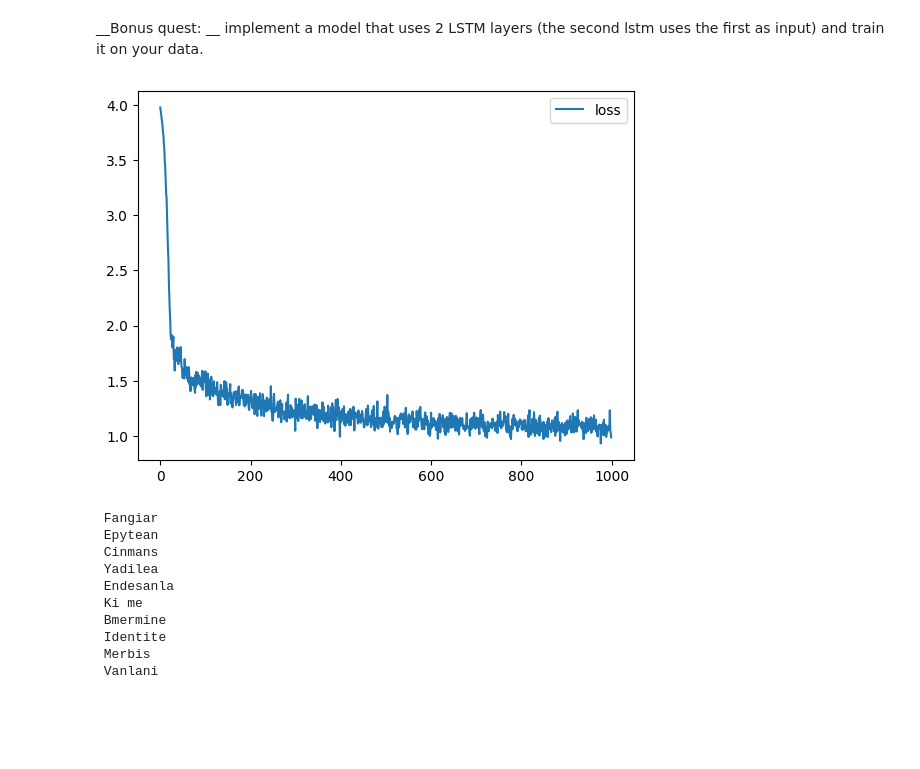
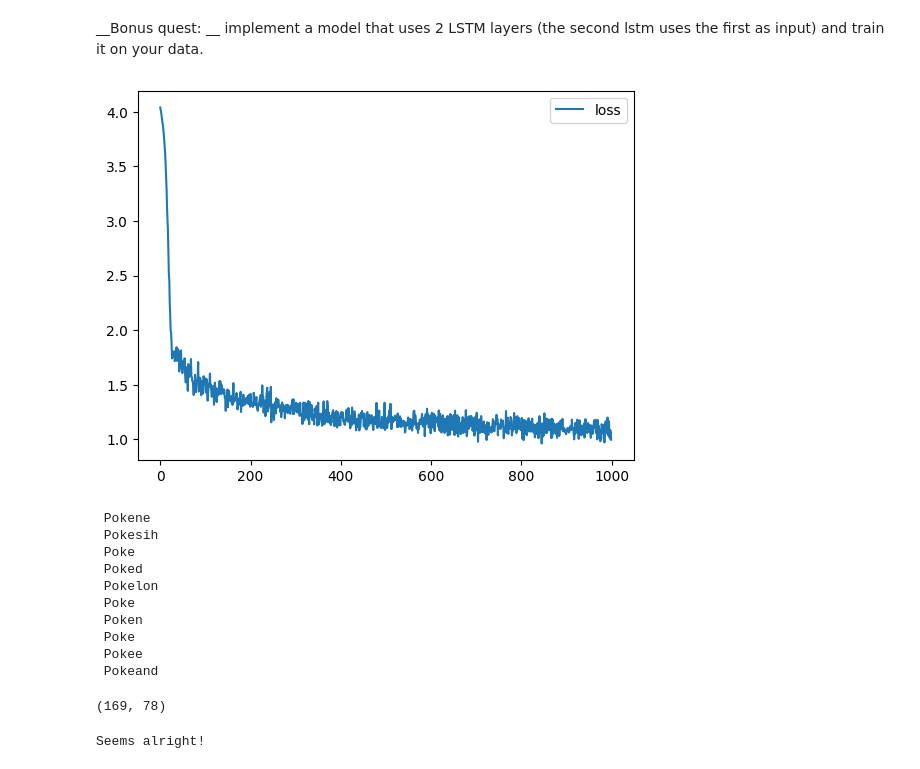
Before and after one commit to Hamada-Gado/Practical_RL, a Jupyter notebook: week07_[recap]_rnn/seminar_pytorch.ipynb, the cells around one changed output. Saved outputs shown, nothing was run; the diff lists cells and outputs as text; code cells hidden in the pictures; blank space fills up the shorter version.

Commit message:
Feat: update week07_[recap]_rnn
try mtg_card_names.txt dataset

```diff
--- a/week07_[recap]_rnn/seminar_pytorch.ipynb
+++ b/week07_[recap]_rnn/seminar_pytorch.ipynb
@@ -460,7 +460,7 @@ class CharLSTMLoop(nn.Module):
         next_logp = F.log_softmax(next_logits, dim=-1)
         return next_logp
 
-    def generate_sample(self, seed_phrase=' ', max_length=MAX_LENGTH, temperature=1.0):
+    def generate_sample(self, tokens, token_to_id, seed_phrase=' ', max_length=MAX_LENGTH, temperature=1.0):
         x_sequence = [token_to_id[token] for token in seed_phrase]
         x_sequence = torch.tensor([x_sequence], dtype=torch.int64)
         logp_seq = self(x_sequence)
@@ -491,45 +491,67 @@ loss.backward()
 # %%
 model = CharLSTMLoop()
 opt = torch.optim.Adam(model.parameters())
+
 history = []
-
 for i in range(1000):
-    batch_ix = to_matrix(sample(lines, 32), max_len=MAX_LENGTH)
+    batch_ix = to_matrix(
+        sample(lines, 32), pad=token_to_id[" "], max_len=MAX_LENGTH
+    )
     batch_ix = torch.tensor(batch_ix, dtype=torch.int64)
-
     logp_seq = model(batch_ix)
-
     loss = F.nll_loss(
         logp_seq[:, :-1].contiguous().view(-1, num_tokens),
         batch_ix[:, 1:].contiguous().view(-1),
     )
-
-    # train with backprop
     loss.backward()
     opt.step()
     opt.zero_grad()
-
     history.append(loss.data.numpy())
     if (i + 1) % 100 == 0:
         clear_output(True)
         plt.plot(history, label="loss")
         plt.legend()
         plt.show()
-
 assert np.mean(history[:10]) > np.mean(history[-10:]), "Model didn't converge."
 # %% [output]
-[figure, old version]
+[figure, new version]
 # %%
 for _ in range(10):
-    print(model.generate_sample())
+    print(model.generate_sample(tokens, token_to_id, seed_phrase=" Poke"))
 # %% [output]
- Fangiar
- Epytean
- Cinmans
- Yadilea
- Endesanla
- Ki me
- Bmermine
- Identite
- Merbis
- Vanlani
+ Pokene
+ Pokesih
+ Poke
+ Poked
+ Pokelon
+ Poke
+ Poken
+ Poke
+ Pokee
+ Pokeand
+# %%
+start_token = " "
+with open("mtg_card_names.txt") as f:
+    lines = f.read()[:-1].split('\n')
+    lines = [start_token + line for line in lines]
+
+MAX_LENGTH = max(map(len, lines))
+
+tokens = list(set(''.join(lines)))
+
+num_tokens = len(tokens)
+
+token_to_id = {token: idx for idx, token in enumerate(tokens)}
+
+MAX_LENGTH, num_tokens
+# %% [output]
+(169, 78)
+# %%
+assert len(tokens) == len(token_to_id), "dictionaries must have same size"
+
+for i in range(num_tokens):
+    assert token_to_id[tokens[i]] == i, "token identifier must be it's position in tokens list"
+
+print("Seems alright!")
+# %% [output]
+Seems alright!
```
Also changed, not shown: parts of 7 cells of this notebook.
